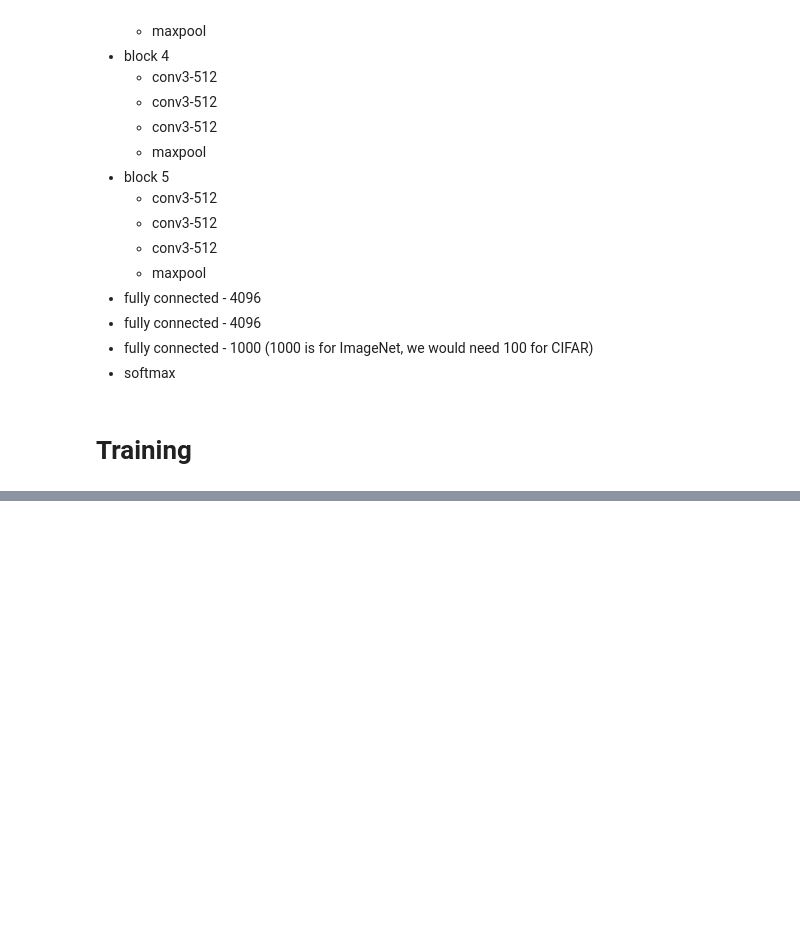
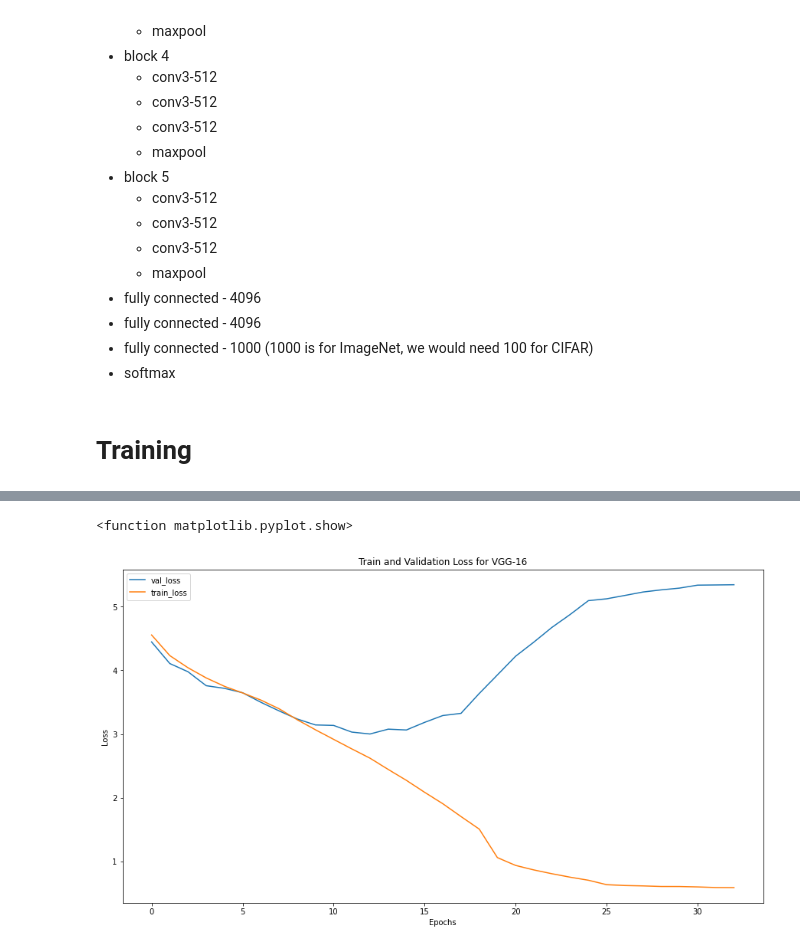
Before and after one commit to malloyca/CSC581B, a Jupyter notebook: Final Project/vgg.ipynb, the cells around one changed output, grey strips where cells are left out. Drawn from its saved outputs; the diff is of its cells as text; code cells hidden in the pictures; blank space fills up the shorter version.

Commit message:
Run training on VGG-16

```diff
--- a/Final Project/vgg.ipynb
+++ b/Final Project/vgg.ipynb
@@ -307,13 +339,23 @@ def training_loop(n_epochs, model, train_data, valid_data, batch_size,
   best_loss = float('inf')
   patience_counter = 0
 
+  train_losses = []
+  train_accuracies = []
+  val_losses = []
+  val_accuracies = []
+
   for e in range(n_epochs):
     print(f"\nEpoch {e+1}\n----------------------------")
     # Iterate epoch counter
     current_epoch += 1
 
-    train(train_data, batch_size, model, loss_function, optimizer)
-    val_loss = validation(valid_data, batch_size, model, loss_function)
+    train_loss, train_accuracy = train(train_data, batch_size, model, loss_function, optimizer)
+    val_loss, val_accuracy = validation(valid_data, batch_size, model, loss_function)
+
+    train_losses.append(train_loss)
+    train_accuracies.append(train_accuracy)
+    val_losses.append(val_loss)
+    val_accuracies.append(val_accuracy)
 
     # Iterate scheduler (this is set up for ReduceLROnPlateau)
     if scheduler is not None:
@@ -350,10 +392,14 @@ def training_loop(n_epochs, model, train_data, valid_data, batch_size,
   if early_stopping:
     print(f"Saving best model: {model.name}_epoch-{best_epoch:03d}")
     torch.save(best_model_state_dict, f'{model.name}_epoch-{best_epoch:03d}')
+  else:
+    print()
+
+  return train_losses, train_accuracies, val_losses, val_accuracies
 # %% [markdown]
 # Training
 # %%
-n_epochs = 10
+n_epochs = 100
 # %%
 model = VGG16(expansion_coef).to(device)
 num_param = sum(p.numel() for p in model.parameters())
@@ -383,9 +422,11 @@ VGG16(
 # Loss function
 loss_fn = nn.CrossEntropyLoss()
 
-# Optimizer
-optimizer = torch.optim.Adam(model.parameters(), lr=2e-4)
-#optimizer = torch.optim.SGD(model.parameters(), lr=1e-2)
+# Optimizer # they used SGD in the original paper since Adam didn't exist at the time
+optimizer = torch.optim.Adam(model.parameters(), lr=5e-5)
+optimizer_aug = torch.optim.Adam(model_aug.parameters(), lr=5e-5)
+
 
 # Scheduler
 scheduler = torch.optim.lr_scheduler.ReduceLROnPlateau(optimizer=optimizer, mode='min', patience=5)
+scheduler_aug = torch.optim.lr_scheduler.ReduceLROnPlateau(optimizer=optimizer_aug, mode='min', patience=5)
@@ -392,6 +437,8 @@ scheduler = torch.optim.lr_scheduler.ReduceLROnPlateau(optimizer=optimizer, mode
 # %%
-training_loop(n_epochs, model, train_dataloader, valid_dataloader, batch_size,
-              loss_fn, optimizer, scheduler, early_stopping=True, patience=10)
+# No data augmentation
+train_loss, train_accuracy, val_loss, val_accuracy = training_loop(
+    n_epochs, model, train_no_augmentation_dataloader, valid_dataloader, batch_size,
+    loss_fn, optimizer, scheduler, early_stopping=True, patience=20)
 # %% [output]
 Epoch 1
 ----------------------------
@@ -412,0 +468,13 @@ Saving best model: VGG-16_epoch-010
+# %%
+# plot loss
+plt.figure(figsize=(15,8))
+plt.title(f"Train and Validation Loss for {model.name}")
+plt.plot(val_loss, label="val_loss")
+plt.plot(train_loss, label="train_loss")
+plt.xlabel("Epochs")
+plt.ylabel("Loss")
+plt.legend()
+plt.show
+# %% [output]
+<function matplotlib.pyplot.show>
+[figure, added]
```
Also changed, not shown: parts of 25 cells of this notebook.
